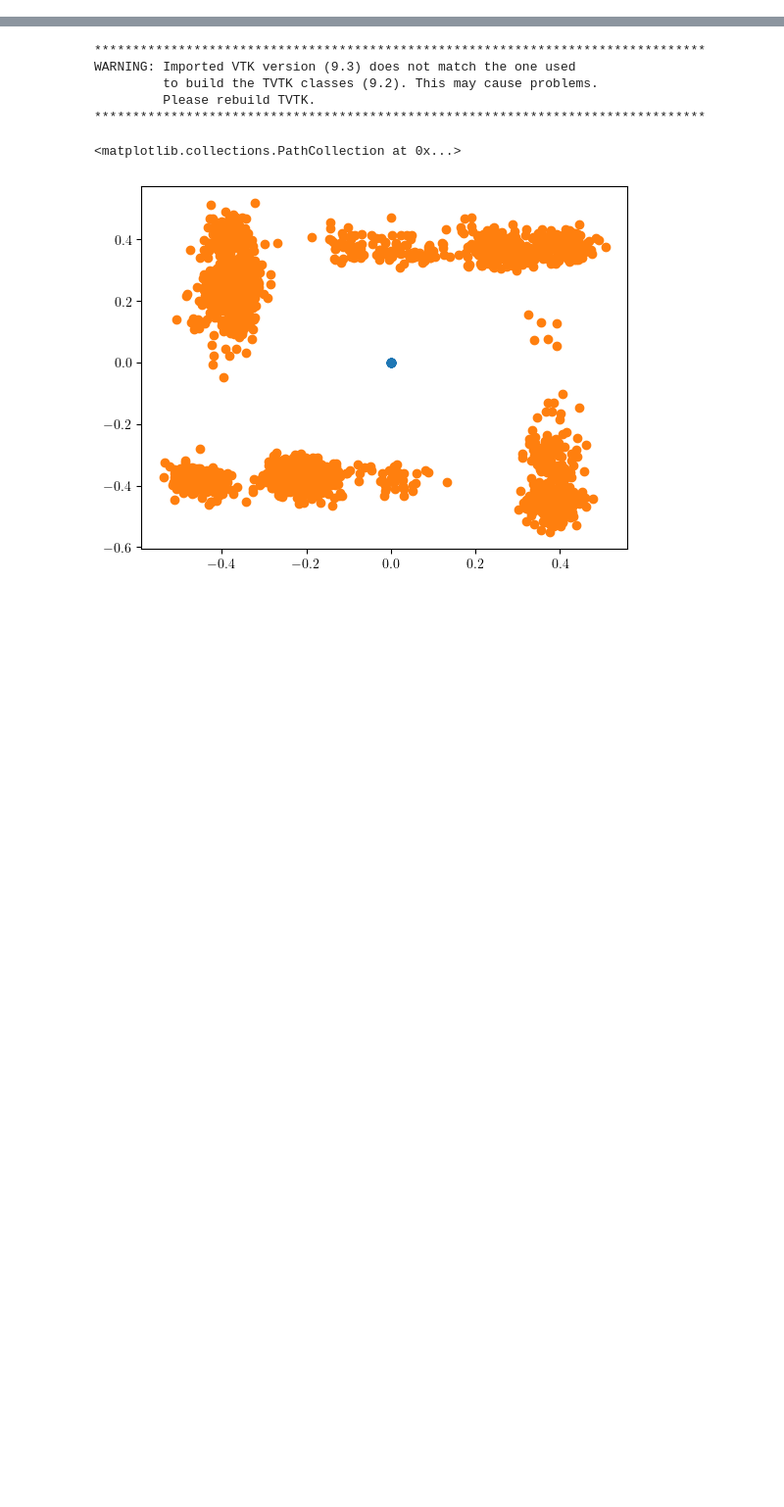
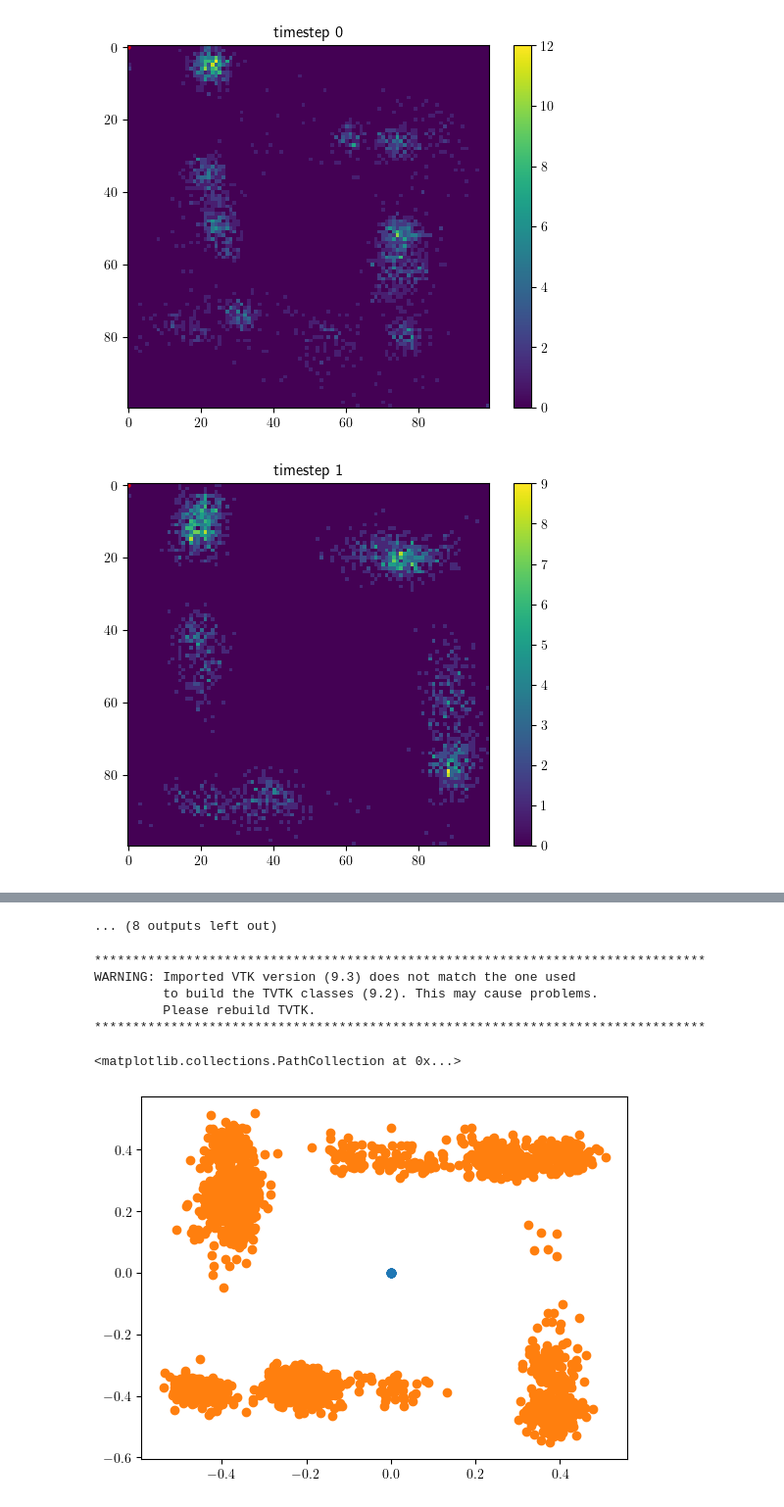
Before and after one commit to changmin-yu/particle-filtering-playground, a Jupyter notebook: notebooks/test_bion_rectangle.ipynb, the cells around one changed output, grey strips where cells are left out. Shown at 98% size. Drawn from its saved outputs; the diff is of its cells as text; code cells hidden in the pictures; blank space fills up the shorter version.

Commit message:
bug fixes and testing for separating particle filtering and generative process

```diff
--- a/notebooks/test_bion_rectangle.ipynb
+++ b/notebooks/test_bion_rectangle.ipynb
@@ -55,0 +89,29 @@ def update_state(obs_cont, control):
+# %%
+with trange(20, dynamic_ncols=True) as pbar:
+    for i in pbar:
+        if i > 0:
+            update_state(obs_cont, control)
+
+            true_locs[i] = obs_cont.gen.agent_state.loc_xy
+            true_hd[i] = obs_cont.gen.agent_state.heading_deg
+
+        particle_mean, particle_var = particles.step(
+            gen_cont, control, obs_cont.noise_control_rotate_pconc[0], noise_control_shift_per_speed = obs_cont.noise_control_shift_per_speed[:]
+        )
+
+        particle_locs_and_hd[i] = particles.particles
+        particle_weights[i] = particles.w
+# %%
+for i in range(20):
+    plt.figure()
+    hist_counts, bins_x, bins_y = np.histogram2d(particle_locs_and_hd[i][:, 0], particle_locs_and_hd[i][:, 1], bins=100)
+    cb = plt.imshow(hist_counts, cmap="viridis")
+    loc_rescaled = true_locs[i]
+    loc_rescaled[0] = np.where((loc_rescaled[0] > bins_x))[0][0]
+    loc_rescaled[1] = np.where((loc_rescaled[1] > bins_y))[0][0]
+    plt.scatter(loc_rescaled[0], loc_rescaled[1], color="red", s=4)
+    plt.title(f"timestep {i}")
+    plt.colorbar(cb)
+# %% [output]
+[figure, added]
+[figure, added]
@@ -56,3 +128,4 @@ def update_state(obs_cont, control):
+... (8 outputs left out)
 # %%
 env = LargeSquare(contrast=0.5, contrast_btw_walls=0.0, height_wall=.3) # contrast between walls, consider 0.3
 retina = Retina(fov_deg=(90., 90.), deg_per_pix=2.)
```
Also changed, not shown: parts of 3 cells of this notebook, 7 other files.
